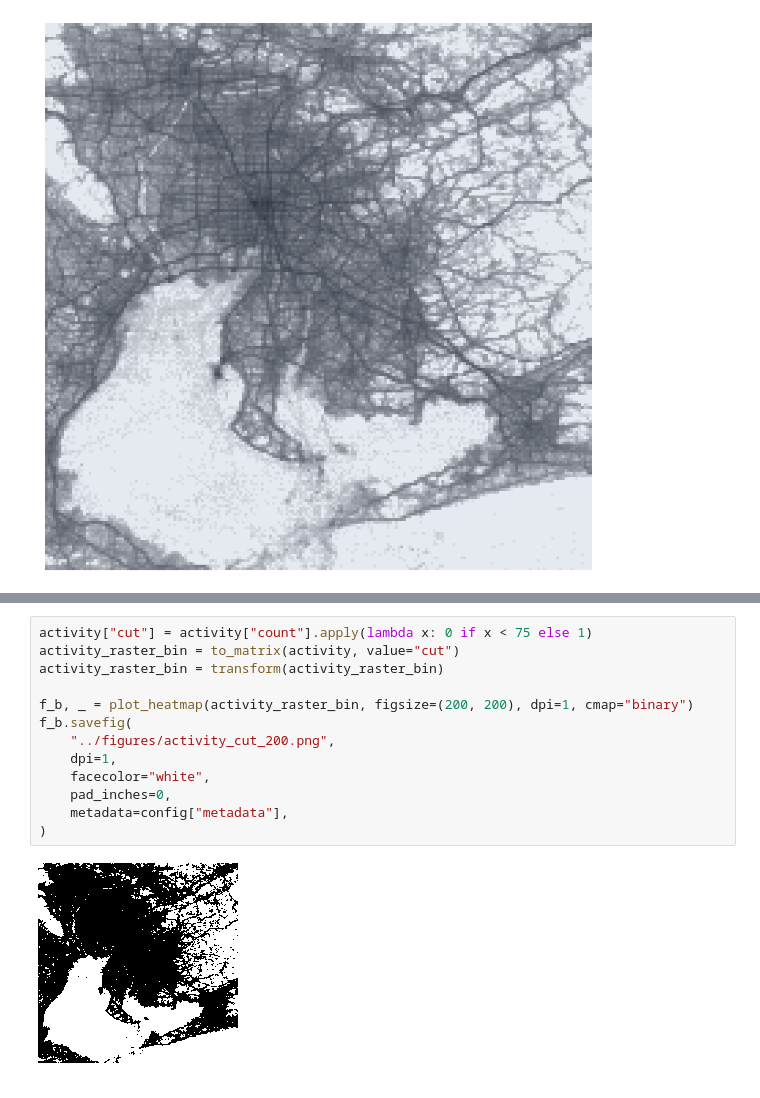
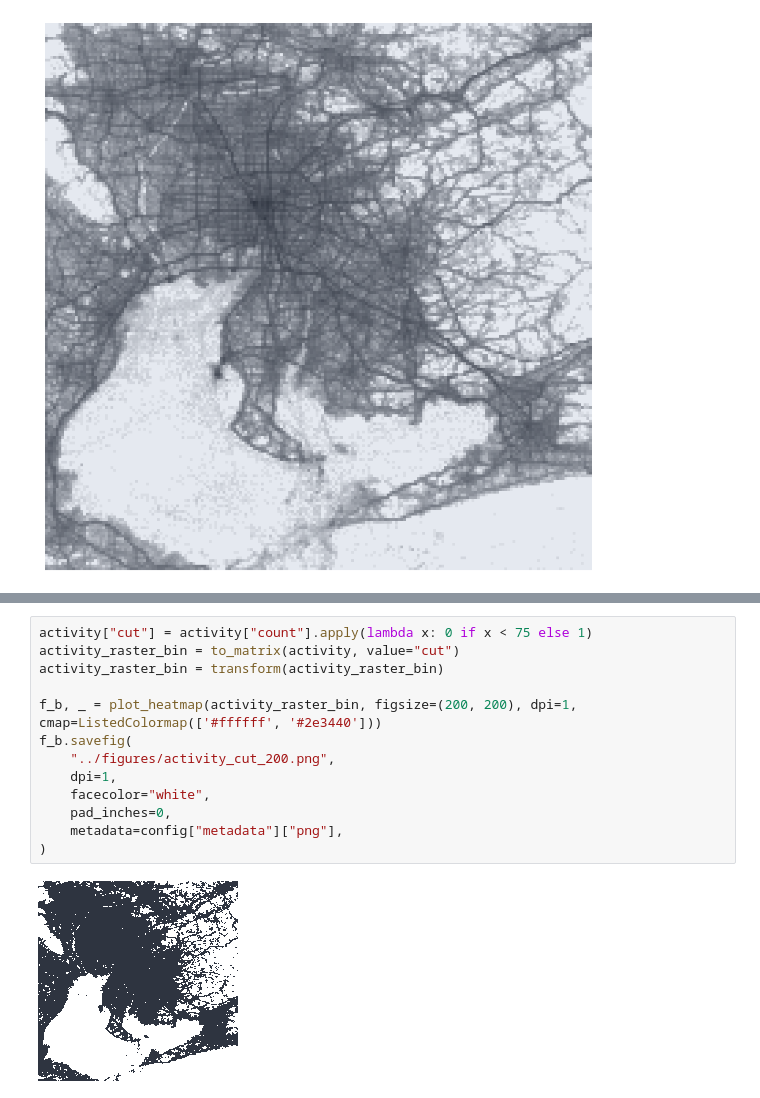
Before and after one commit to pintergreg/geolocating_cities_using_human_activity_traces, a Jupyter notebook: src/plot_heatmaps.ipynb, the cells around one changed output, grey strips where cells are left out. Drawn from its saved outputs; the diff is of its cells as text.

```diff
--- a/src/plot_heatmaps.ipynb
+++ b/src/plot_heatmaps.ipynb
@@ -158,15 +183,15 @@ f_b.savefig(
 # %%
 activity["cut"] = activity["count"].apply(lambda x: 0 if x < 75 else 1)
 activity_raster_bin = to_matrix(activity, value="cut")
 activity_raster_bin = transform(activity_raster_bin)
 
-f_b, _ = plot_heatmap(activity_raster_bin, figsize=(200, 200), dpi=1, cmap="binary")
+f_b, _ = plot_heatmap(activity_raster_bin, figsize=(200, 200), dpi=1, cmap=ListedColormap(['#ffffff', '#2e3440']))
 f_b.savefig(
     "../figures/activity_cut_200.png",
     dpi=1,
     facecolor="white",
     pad_inches=0,
-    metadata=config["metadata"],
+    metadata=config["metadata"]["png"],
 )
 # %% [output]
-[figure, old version]
+[figure, new version]
```
Also changed, not shown: parts of 5 cells of this notebook.
